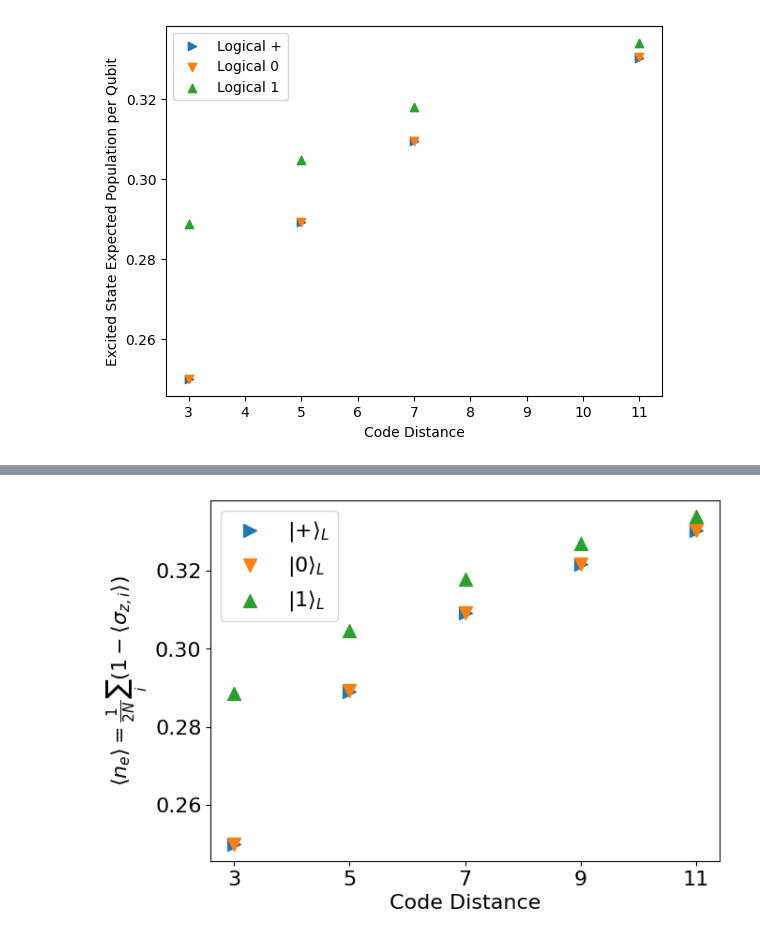
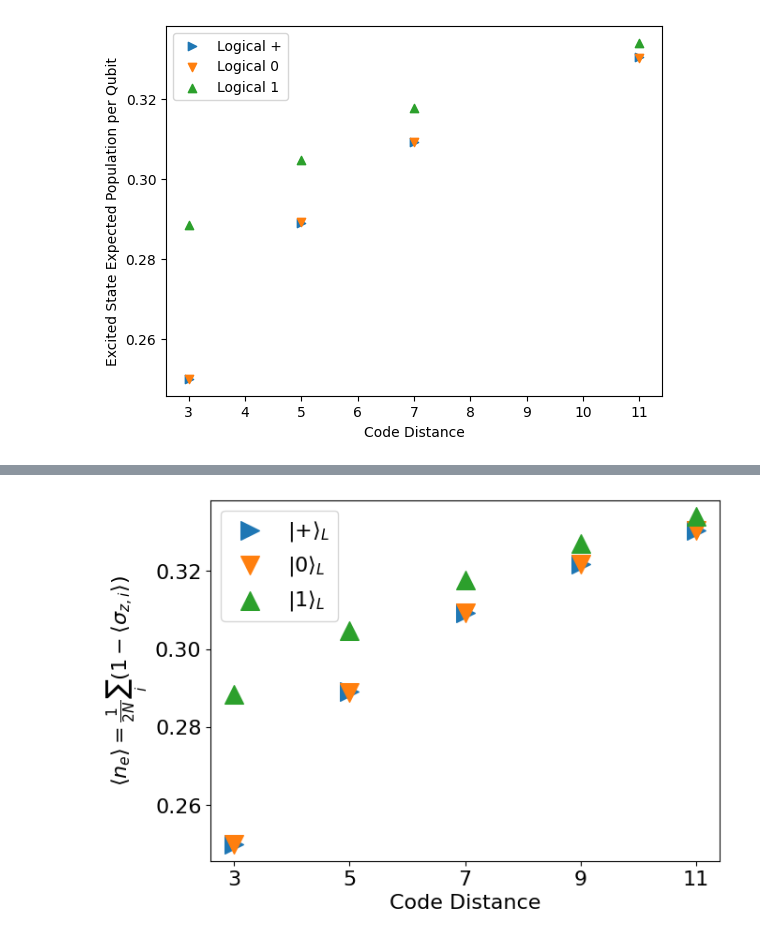
Before and after one commit to pnnl/NWQ-Sim, a Jupyter notebook: stabilizer/damping_work/rsc_excitations.ipynb, the cells around one changed output, grey strips where cells are left out. Saved outputs shown, nothing was run; the diff lists cells and outputs as text; code cells hidden in the pictures.

```diff
--- a/stabilizer/damping_work/rsc_excitations.ipynb
+++ b/stabilizer/damping_work/rsc_excitations.ipynb
@@ -381,17 +381,17 @@ print(x_mem)
 # %%
 plt.rcParams.update({'font.size': 16})
 plt.figure(figsize=(7, 5))
 
-plt.scatter(distances, x_mem, marker='>', s=100, label=r'$|\plus\rangle_L$')
-plt.scatter(distances, zero_mem, marker='v', s=100, label=r'$|0\rangle_L$')
-plt.scatter(distances, one_mem, marker='^', s=100, label=r'$|1\rangle_L$')
+plt.scatter(distances, x_mem, marker='>', s=200, label=r'$|\plus\rangle_L$')
+plt.scatter(distances, zero_mem, marker='v', s=200, label=r'$|0\rangle_L$')
+plt.scatter(distances, one_mem, marker='^', s=200, label=r'$|1\rangle_L$')
 plt.xticks(distances)
 
 plt.xlabel("Code Distance")
 plt.ylabel(r'$\langle n_e \rangle = \frac{1}{2N}\sum_i (1 - \langle \sigma_{z,i} \rangle)$')
 # plt.title("Excited State Population vs. Code Distance")
 plt.legend()
 plt.savefig(f'./figures/surface_code_exc.pdf', dpi=500, bbox_inches='tight')
 # plt.show()
 # %% [output]
-[figure, old version]
+[figure, new version]
```
Also changed, not shown: parts of 5 cells of this notebook, 5 other files.
